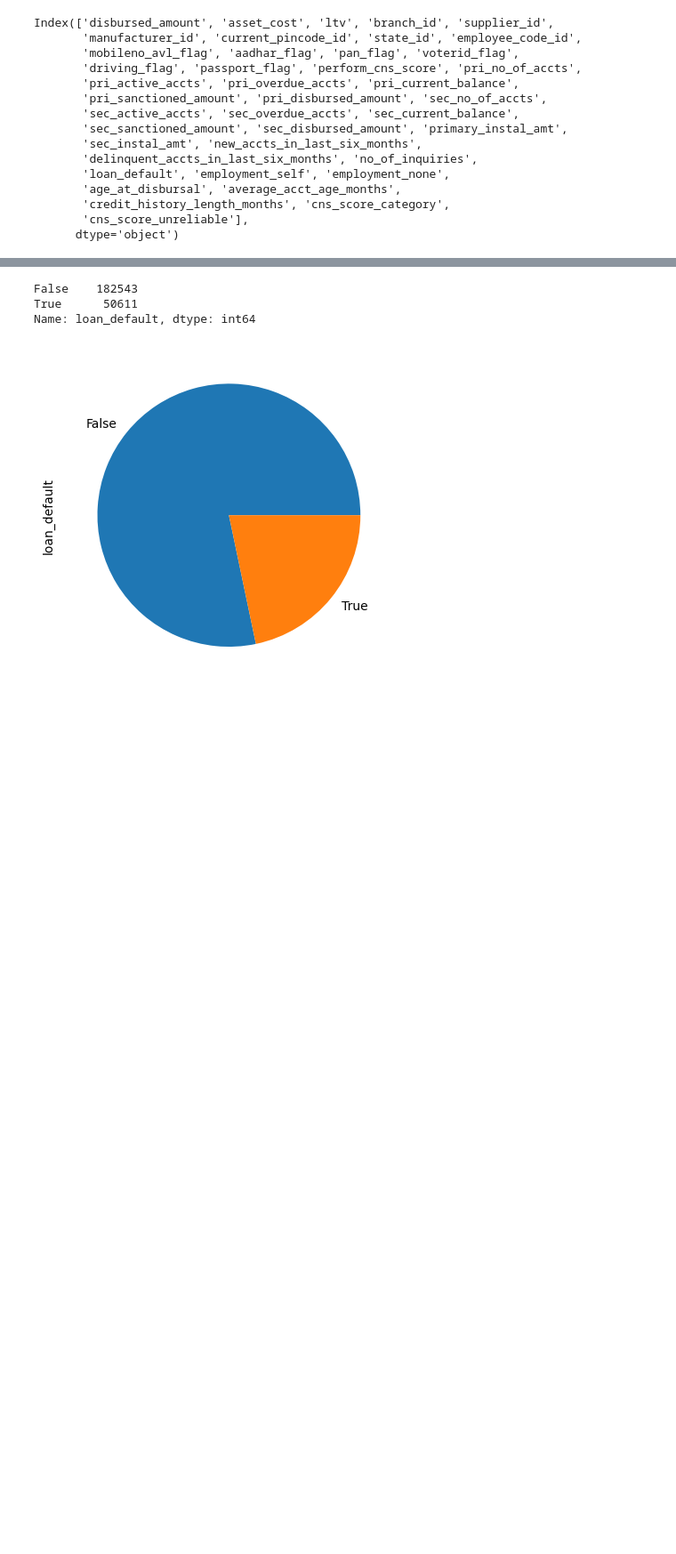
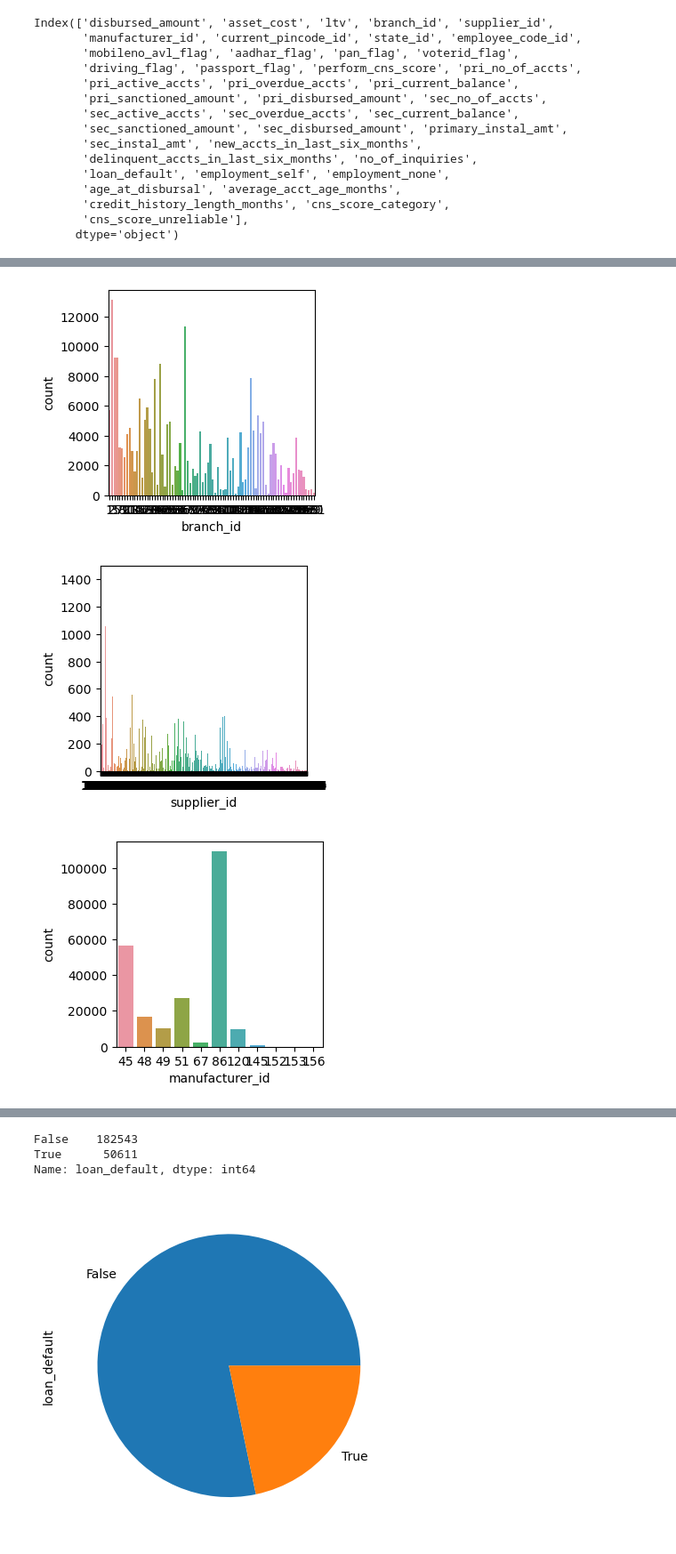
Before and after one commit to elee190/automobile-loan-default, a Jupyter notebook: notebooks/02_Feature_Selection_Engineering.ipynb, the cells around one changed output, grey strips where cells are left out. Shown: that part at 89% size. Drawn from its saved outputs; the diff is of its cells as text; code cells hidden in the pictures; blank space fills up the shorter version.

```diff
--- a/notebooks/02_Feature_Selection_Engineering.ipynb
+++ b/notebooks/02_Feature_Selection_Engineering.ipynb
@@ -27,3 +26,14 @@ Index(['disbursed_amount', 'asset_cost', 'ltv', 'branch_id', 'supplier_id',
        'credit_history_length_months', 'cns_score_category',
        'cns_score_unreliable'],
       dtype='object')
+# %%
+continuous = ['disbursed_amount', 'asset_cost', 'ltv', 'perform_cns_score', 'pri_no_of_accts', 'pri_active_accts',
+              'pri_overdue_accts', 'pri_current_balance', 'pri_sanctioned_amount', 'pri_disbursed_amount', 'sec_no_of_accts',
+              'sec_active_accts', 'sec_overdue_accts', 'sec_current_balance', 'sec_sanctioned_amount', 'sec_disbursed_amount',
+              'primary_instal_amt', 'sec_instal_amt', 'new_accts_in_last_six_months', 'delinquent_accts_in_last_six_months',
+              'no_of_inquiries']
+
+binaries = ['mobileno_avl_flag', 'aadhar_flag', 'pan_flag', 'voterid_flag', 'driving_flag', 'passport_flag', 'employment_self',
+            'employment_none', 'cns_score_unreliable']
+
+categorical = ['branch_id', 'supplier_id', 'manufacturer_id', 'current_pincode_id', 'state_id', 'employee_code_id']
@@ -29,0 +101,8 @@ Index(['disbursed_amount', 'asset_cost', 'ltv', 'branch_id', 'supplier_id',
+# %%
+for i in categorical:
+    plt.figure(figsize = (3,3), )
+    sns.countplot(data = df, x = i);
+# %% [output]
+[figure, added]
+[figure, added]
+[figure, added]
```
Also changed, not shown: parts of 12 cells of this notebook, 4 other files.
